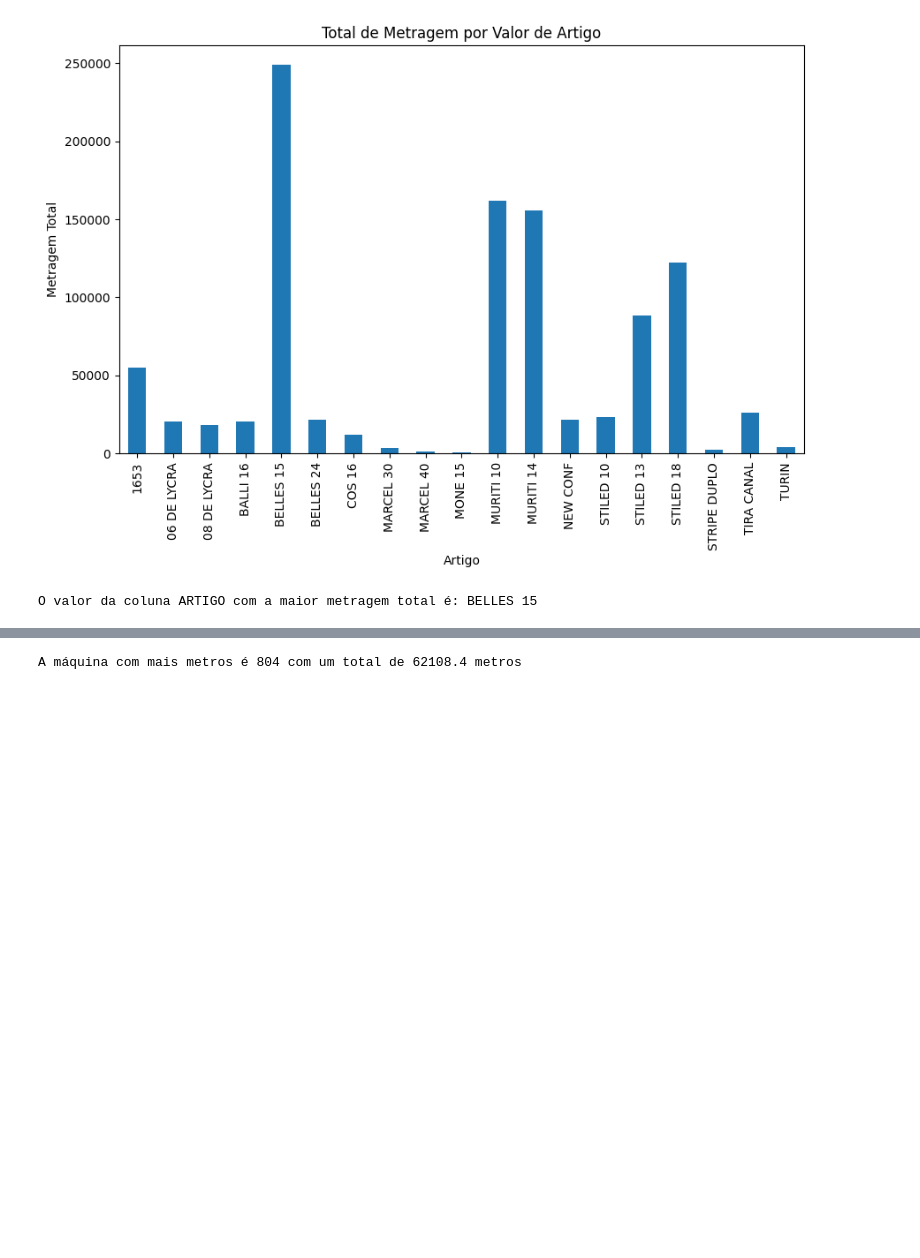
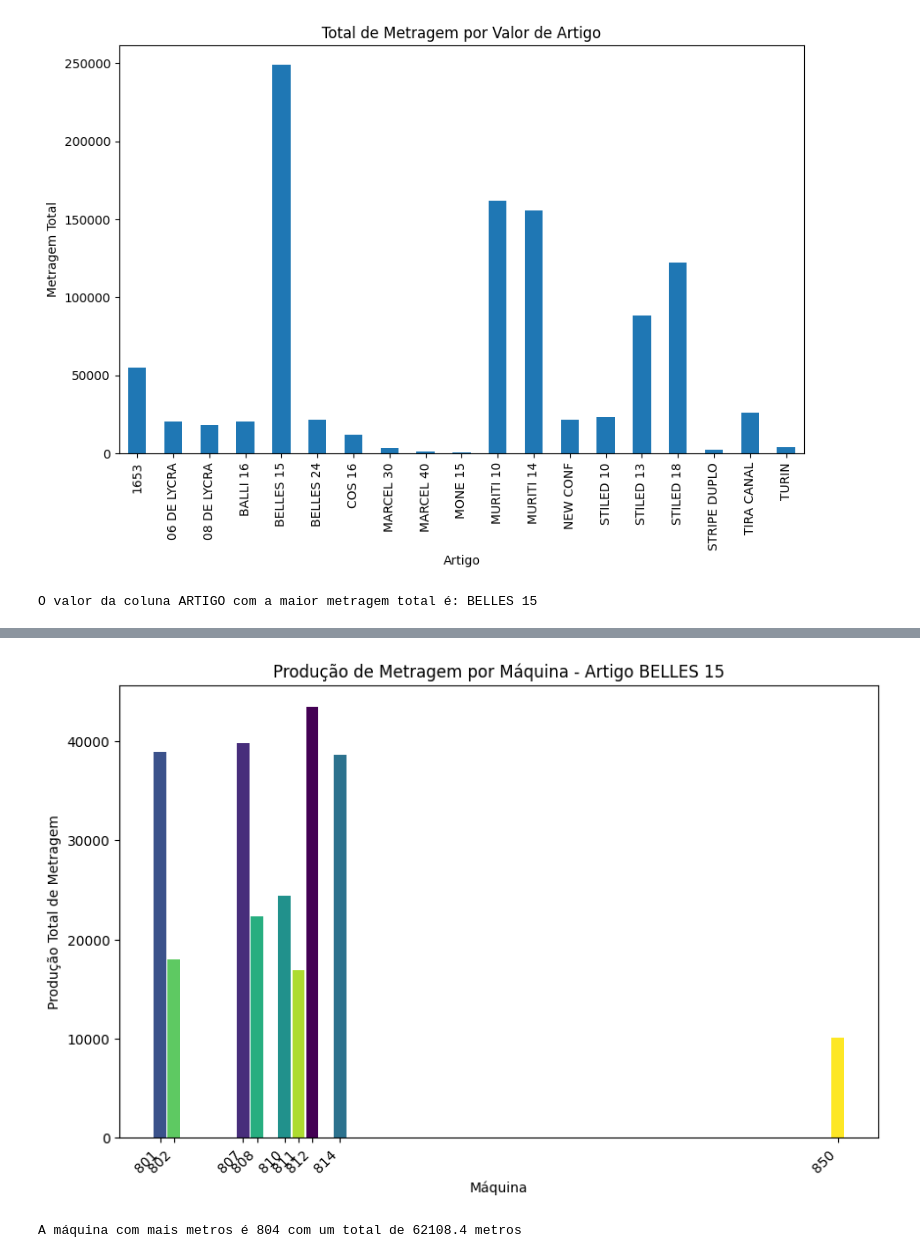
Before and after one commit to luisfernandogbraga/ANALISE_DE_PRODU-O_DULOREN, a Jupyter notebook: PRODUÇÃO.ipynb, the cells around one changed output, grey strips where cells are left out. Drawn from its saved outputs; the diff is of its cells as text; code cells hidden in the pictures; blank space fills up the shorter version.

```diff
--- a/PRODUÇÃO.ipynb
+++ b/PRODUÇÃO.ipynb
@@ -155,3 +205,29 @@ Passing `palette` without assigning `hue` is deprecated and will be removed in v
+# %%
+# Filtro para o artigo BELLES 15
+df_belles15 = df[df['ARTIGO'] == 'BELLES 15']
+
+# Agrupar por máquina e somar as metragens
+total_metrage_belles = df_belles15.groupby('MAQUINA')['METRAGEM'].sum()
+
+# Ordenar as máquinas pelo total de metragem em ordem decrescente
+maquinas_belles_ordenadas = total_metrage_belles.sort_values(ascending=False).index
+
+# Filtrar as máquinas apenas para as relacionadas ao artigo 'BELLES 15'
+maquinas_belles_15 = df_belles15['MAQUINA'].unique()
+
+# Escolher uma paleta de cores do Matplotlib (exemplo: 'viridis')
+cores = plt.cm.viridis(np.linspace(0, 1, len(maquinas_belles_ordenadas)))
+
+# Criar um gráfico de barras usando Matplotlib
+plt.figure(figsize=(10, 6))
+plt.bar(maquinas_belles_ordenadas, total_metrage_belles[maquinas_belles_ordenadas], color=cores, width=0.9)
+plt.title('Produção de Metragem por Máquina - Artigo BELLES 15')
+plt.xlabel('Máquina')
+plt.ylabel('Produção Total de Metragem')
+plt.xticks(maquinas_belles_15, rotation=45, ha='right')  # Rotacionar os rótulos das máquinas para melhor legibilidade
+plt.show()
+# %% [output]
+[figure, added]
 # %%
 total_de_metragem_por_maq= df.groupby('MAQUINA')['METRAGEM'].sum()
 maq_mais_metros= total_de_metragem_por_maq.idxmax()
```
Also changed, not shown: parts of 9 cells of this notebook.
